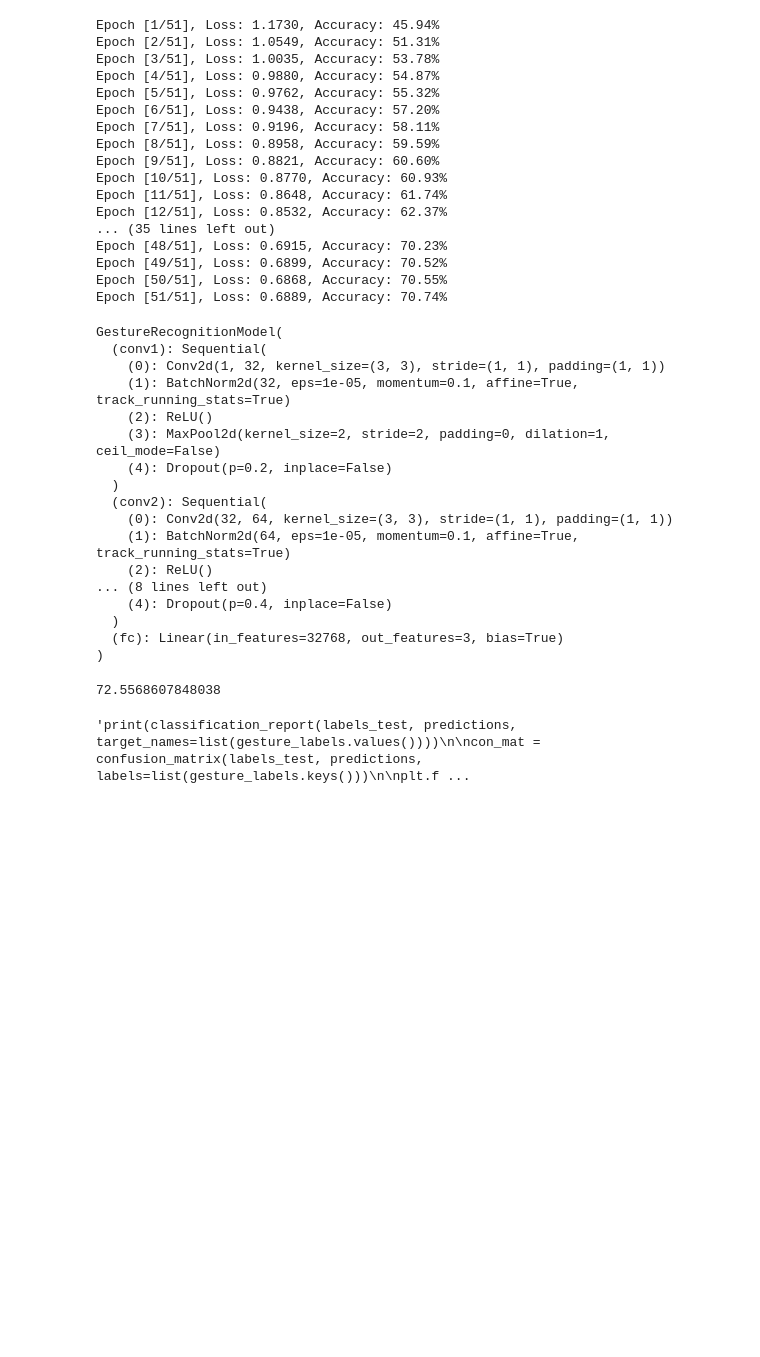
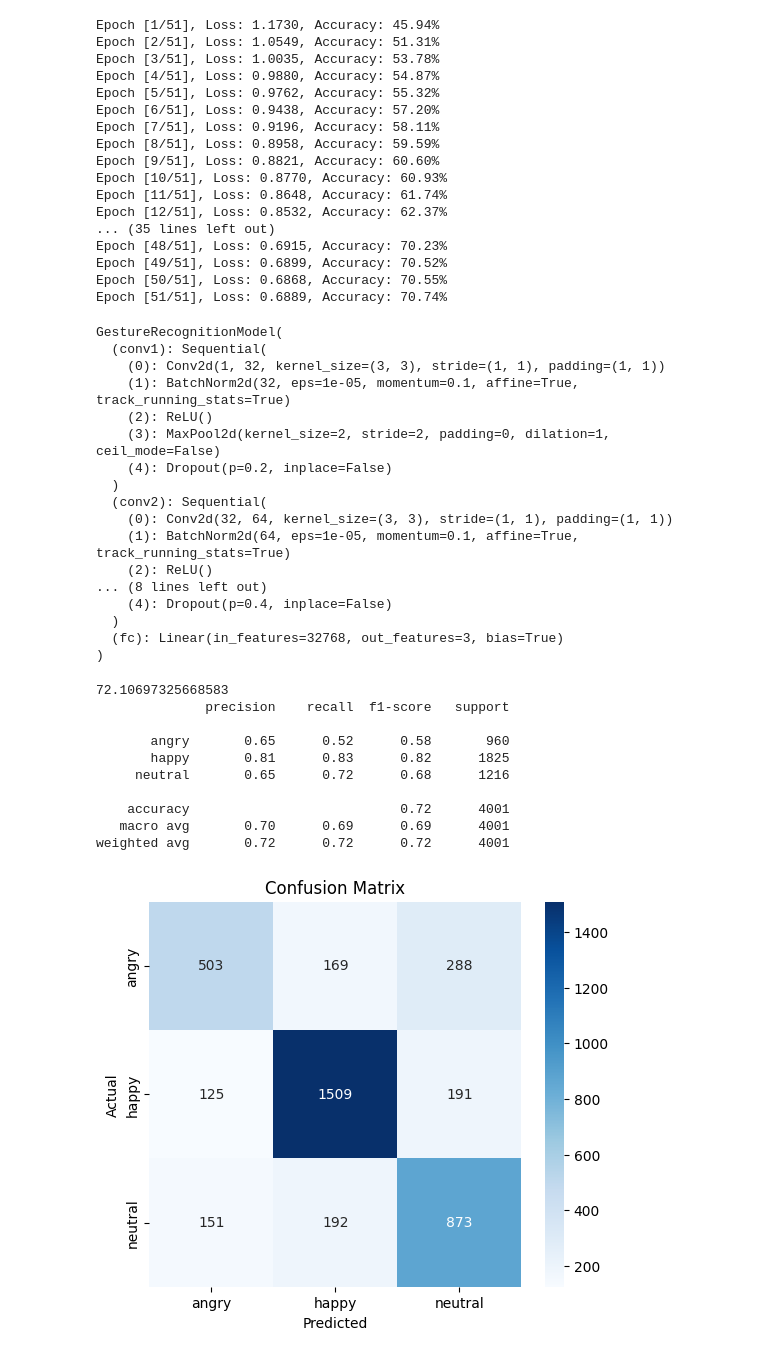
Before and after one commit to M1tch311/CMPT419-Group18-FinalProject, a Jupyter notebook: model.ipynb, the cells around one changed output. Cells and saved outputs as stored; diff of their text form; code cells hidden in the pictures; blank space fills up the shorter version.

Commit message:
Confusion matrix and f1-score

```diff
--- a/model.ipynb
+++ b/model.ipynb
@@ -207,7 +209,12 @@ import matplotlib.pyplot as plt
 device = torch.device("cuda" if torch.cuda.is_available() else "cpu")
 model.to(device)
 
-#gesture_labels = {0: "Swipe Left", 1: "Swipe Right", 2: "Stop", 3: "Thumbs Up", 4: "Thumbs Down"}
+#gesture_labels = {0: "Swipe Left", 1: "Swipe Right", 2: "Stop", 3: "Thumbs Up", 4: "Thumbs Down"}\
+gesture_labels = {
+    0: "angry",
+    1: "happy",
+    2: "neutral"
+}
 predictions = []
 labels_test = []
 
@@ -222,33 +229,56 @@ with torch.no_grad():  # No gradients needed for inference
 
         # Forward pass
         outputs = model(sequences)
 
         # Optimize the model
-        optimizer.step()
+        #optimizer.step()
 
         # Calculate accuracy
         _, predicted = torch.max(outputs, 1)
         total += labels.size(0)
         correct += (predicted == labels).sum().item()
 
         predictions.extend(predicted.cpu().numpy())
         labels_test.extend(labels.cpu().numpy())
 
 test_accuracy = 100*correct/total
 print(test_accuracy)
 
 # TODO 7: Report precision, recall, accuracy, F1 score, and create a confusion matrix on the test set, showing the confusions between labels.
 
 '''print(classification_report(labels_test, predictions, target_names=list(gesture_labels.values())))
 
 con_mat = confusion_matrix(labels_test, predictions, labels=list(gesture_labels.keys()))
 
 plt.figure(figsize=(6,6))
 sns.heatmap(con_mat, annot=True, fmt="d", cmap="Reds", xticklabels=gesture_labels.values(), yticklabels=gesture_labels.values())
 plt.xlabel("Predicted")
 plt.ylabel("Actual")
 plt.title("Confusion Matrix")
 plt.show()'''
+
+print(classification_report(labels_test, predictions, target_names=list(gesture_labels.values())))
+
+cm = confusion_matrix(labels_test, predictions)
+
+plt.figure(figsize=(6, 5))
+sns.heatmap(cm, annot=True, fmt="d", cmap="Blues",
+            xticklabels=gesture_labels.values(),
+            yticklabels=gesture_labels.values())
+
+plt.xlabel("Predicted")
+plt.ylabel("Actual")
+plt.title("Confusion Matrix")
+plt.show()
 # %% [output]
-72.5568607848038
+72.10697325668583
+              precision    recall  f1-score   support
+
+       angry       0.65      0.52      0.58       960
+       happy       0.81      0.83      0.82      1825
+     neutral       0.65      0.72      0.68      1216
+
+    accuracy                           0.72      4001
+   macro avg       0.70      0.69      0.69      4001
+weighted avg       0.72      0.72      0.72      4001
-'print(classification_report(labels_test, predictions, target_names=list(gesture_labels.values())))\n\ncon_mat = confusion_matrix(labels_test, predictions, labels=list(gesture_labels.keys()))\n\nplt.f ...
+[figure, added]
```
Also changed, not shown: parts of 1 cell of this notebook.
